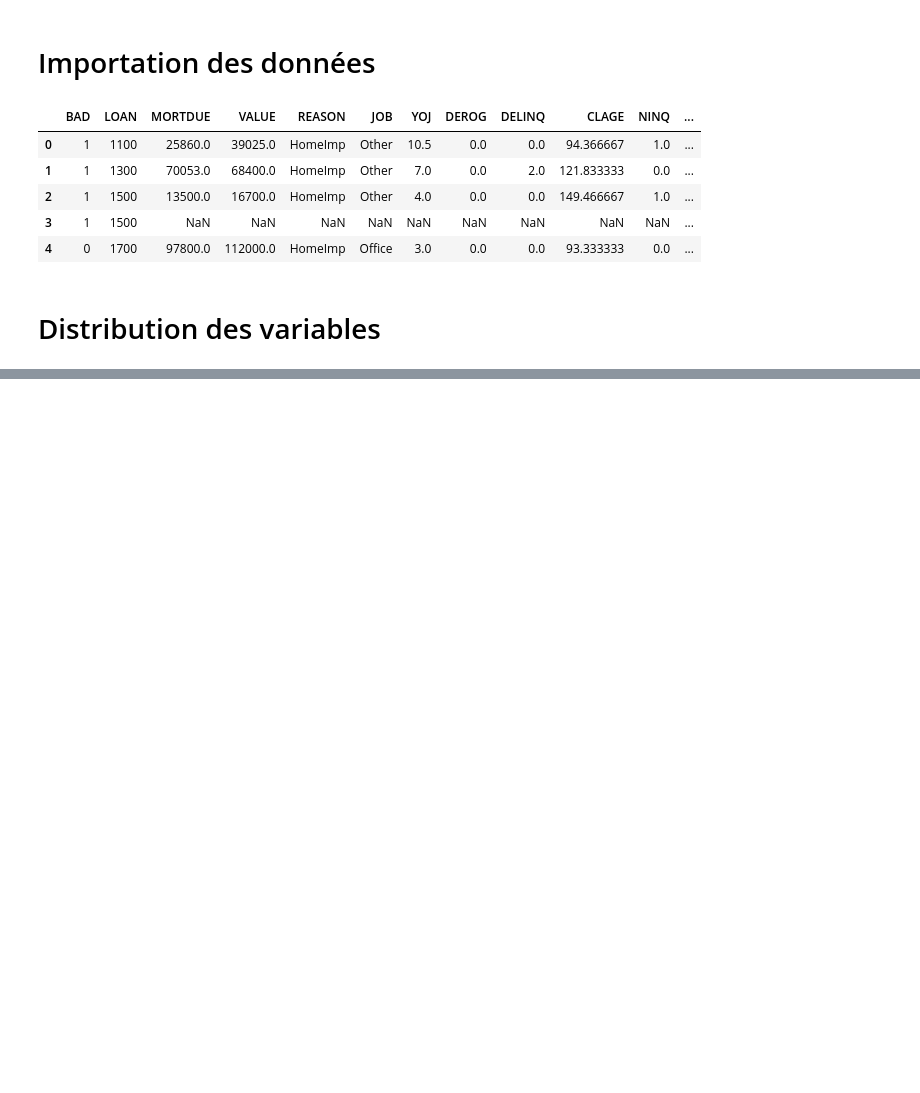
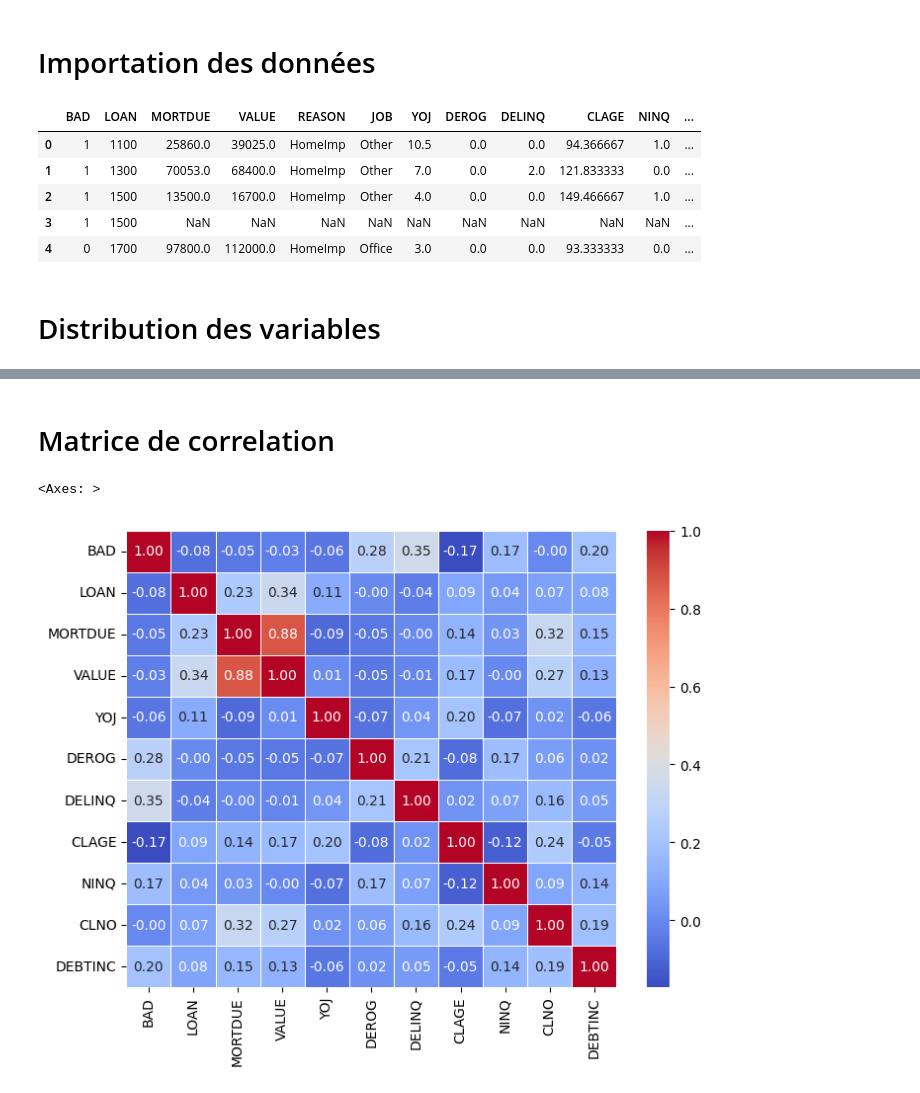
Before and after one commit to morganjowitt/Projet_scoring, a Jupyter notebook: morgan/analyse_exp.ipynb, the cells around one changed output, grey strips where cells are left out. Saved outputs shown, nothing was run; the diff lists cells and outputs as text; code cells hidden in the pictures; blank space fills up the shorter version.

```diff
--- a/morgan/analyse_exp.ipynb
+++ b/morgan/analyse_exp.ipynb
@@ -70,0 +71,12 @@ plt.show()
+# %% [markdown]
+# Matrice de correlation
+# %%
+
+data_num=data.select_dtypes(include=["float","int"])
+
+correlation_matrix=data_num.corr()
+plt.figure(figsize=(8, 6))
+sns.heatmap(correlation_matrix, annot=True, cmap='coolwarm', fmt='.2f', linewidths=0.5)
+# %% [output]
+<Axes: >
+[figure, added]
```
Also changed, not shown: parts of 10 cells of this notebook.
